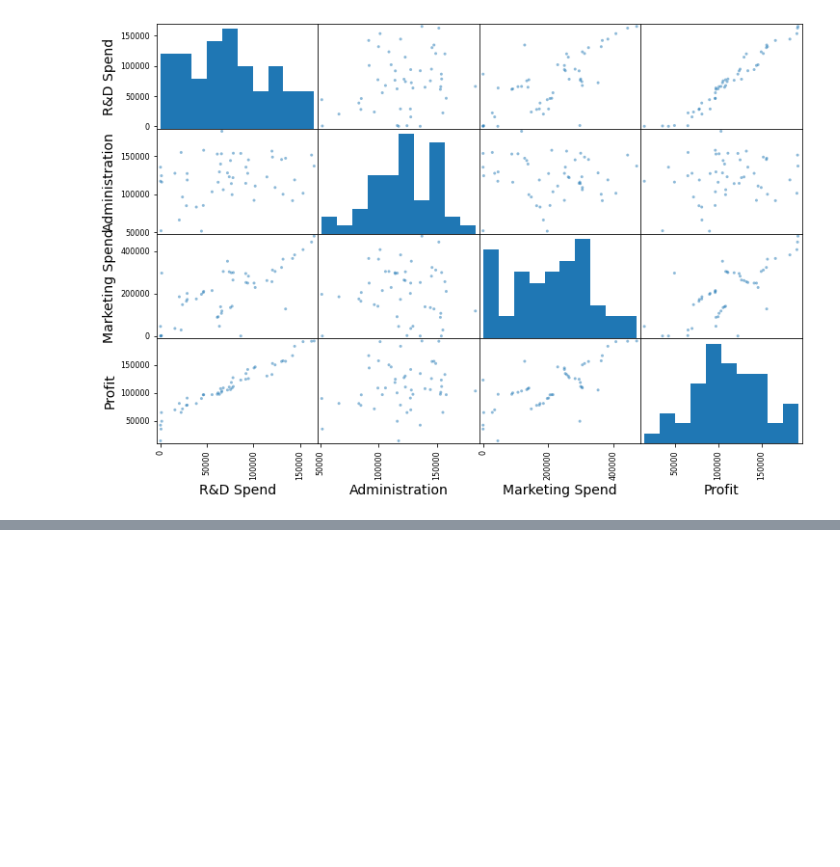
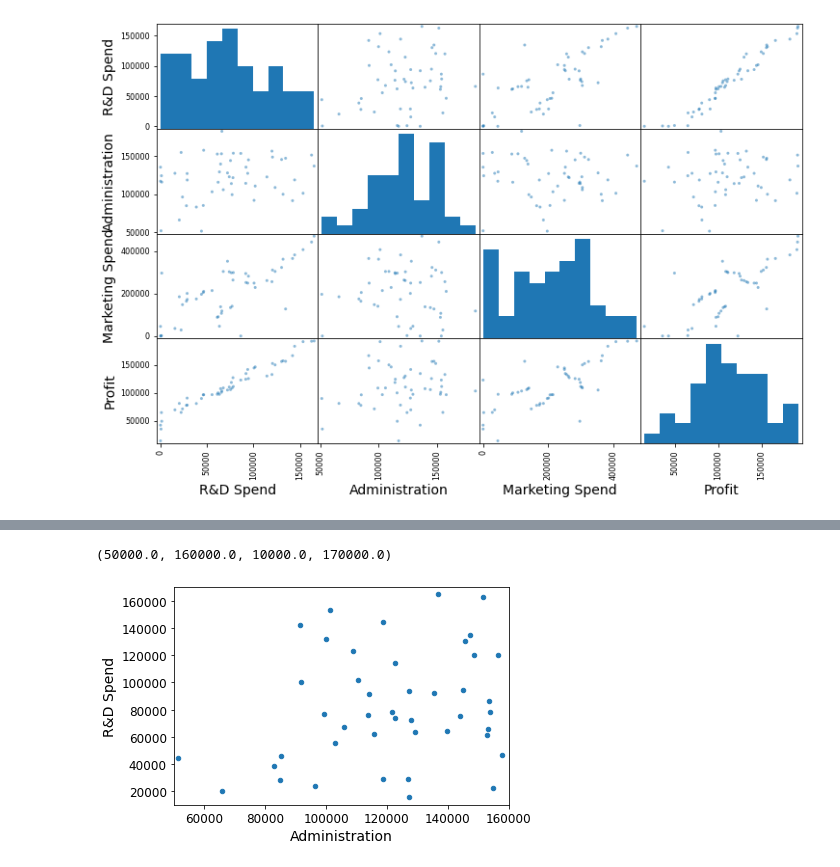
Before and after one commit to SorenHersomNielsen/Mandatory-project, a Jupyter notebook: Untitled.ipynb, the cells around one changed output, grey strips where cells are left out. Saved outputs shown, nothing was run; the diff lists cells and outputs as text; code cells hidden in the pictures; blank space fills up the shorter version.

```diff
--- a/Untitled.ipynb
+++ b/Untitled.ipynb
@@ -76,0 +77,8 @@ plt.axis([50000, 160000, 10000, 200000])
+# %%
+# Experiment R&D Spend vs Administration
+
+Startups.plot(kind="scatter", x="Administration", y="R&D Spend", alpha=1)
+plt.axis([50000, 160000, 10000, 170000])
+# %% [output]
+(50000.0, 160000.0, 10000.0, 170000.0)
+[figure, added]
```
Also changed, not shown: parts of 4 cells of this notebook.
